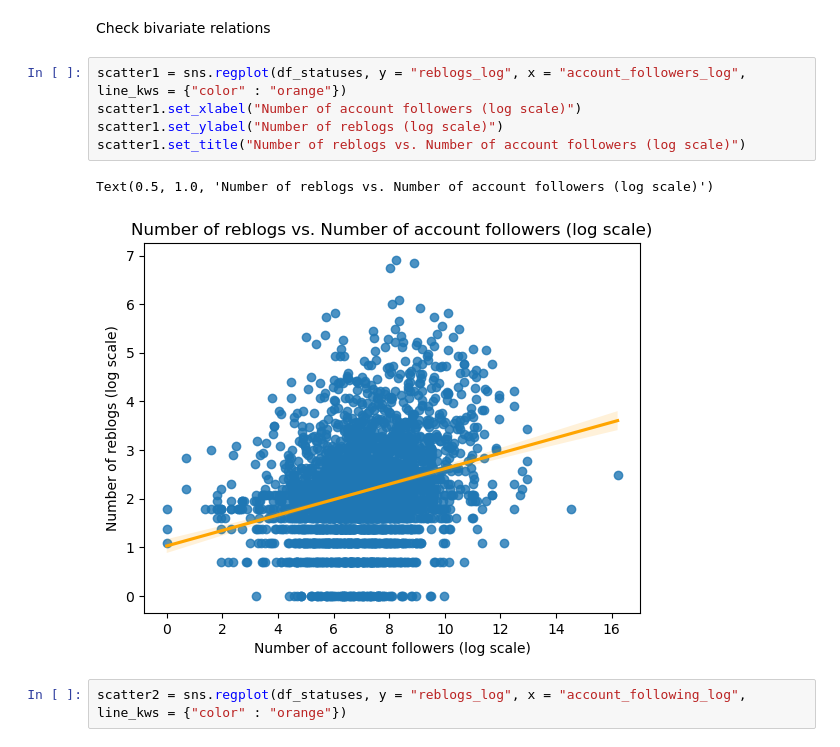
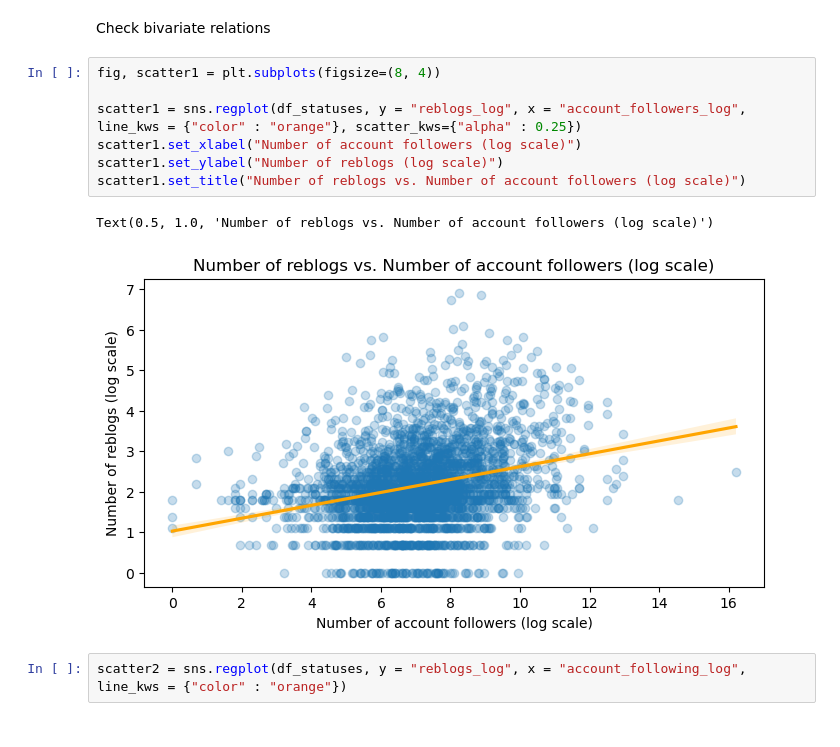
Before and after one commit to ruseny/mastodon-project, a Jupyter notebook: notebooks/analyses.ipynb, the cells around one changed output. Cells and saved outputs as stored; diff of their text form.

```diff
--- a/notebooks/analyses.ipynb
+++ b/notebooks/analyses.ipynb
@@ -189,13 +196,15 @@ df_statuses["tags_num_log"].hist(bins = 20)
 # %% [markdown]
 Check bivariate relations
 # %%
-scatter1 = sns.regplot(df_statuses, y = "reblogs_log", x = "account_followers_log", line_kws = {"color" : "orange"})
+fig, scatter1 = plt.subplots(figsize=(8, 4))
+
+scatter1 = sns.regplot(df_statuses, y = "reblogs_log", x = "account_followers_log", line_kws = {"color" : "orange"}, scatter_kws={"alpha" : 0.25})
 scatter1.set_xlabel("Number of account followers (log scale)")
 scatter1.set_ylabel("Number of reblogs (log scale)")
 scatter1.set_title("Number of reblogs vs. Number of account followers (log scale)")
 # %% [output]
 Text(0.5, 1.0, 'Number of reblogs vs. Number of account followers (log scale)')
-[figure, old version]
+[figure, new version]
 # %%
 scatter2 = sns.regplot(df_statuses, y = "reblogs_log", x = "account_following_log", line_kws = {"color" : "orange"})
 # %% [output]
```
Also changed, not shown: parts of 12 cells of this notebook, 1 other file.
